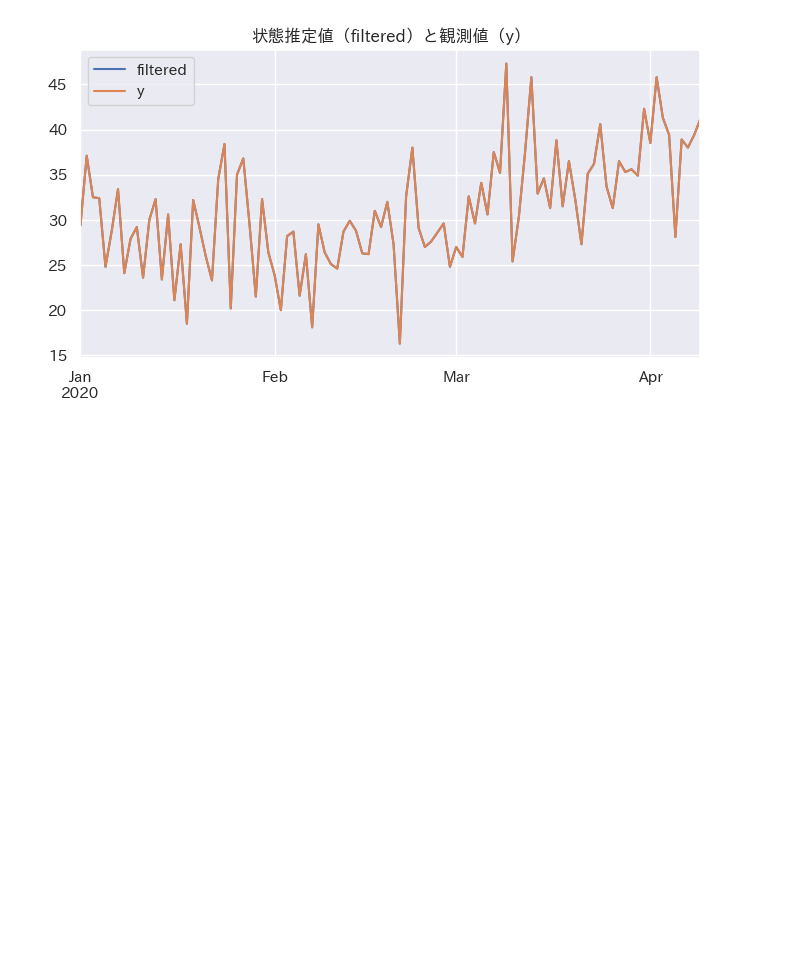
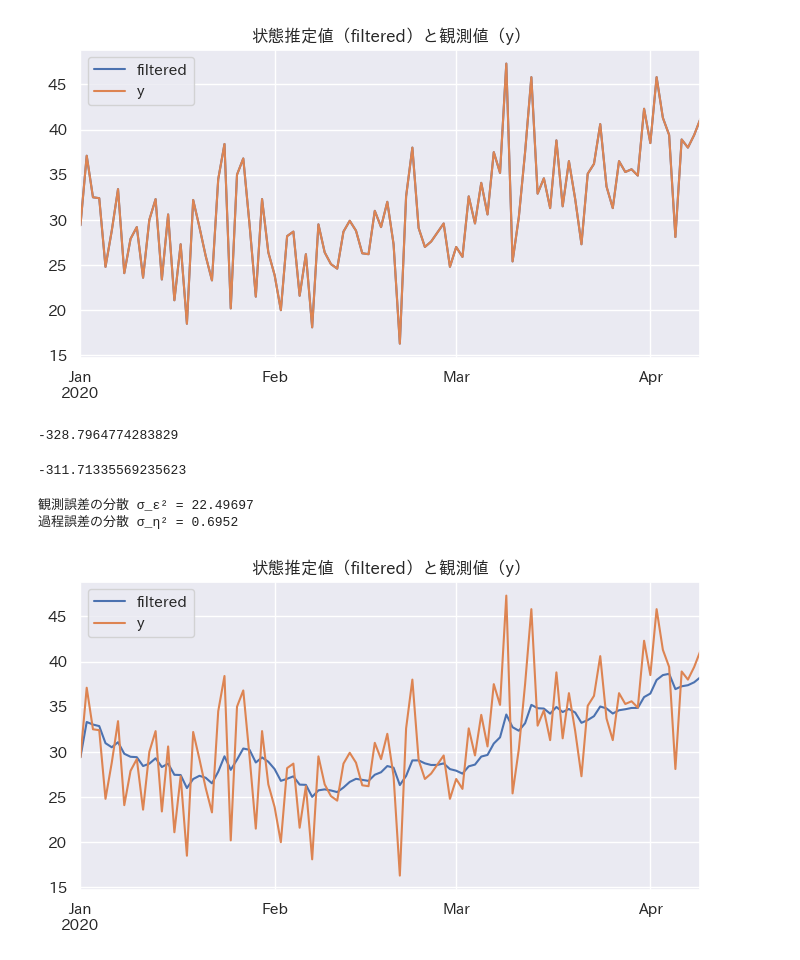
Before and after one commit to maton369/Python_Time_Series_Intro, a Jupyter notebook: 5-3-ローカルレベルモデルの実装.ipynb, the cells around one changed output. Saved outputs shown, nothing was run; the diff lists cells and outputs as text; code cells hidden in the pictures; blank space fills up the shorter version.

```diff
--- a/5-3-ローカルレベルモデルの実装.ipynb
+++ b/5-3-ローカルレベルモデルの実装.ipynb
@@ -435,3 +435,76 @@ local_level.filter(s_irregular=0.001, s_level=1000)
 local_level.plot_level()
 # %% [output]
 [figure]
+# %%
+# 初期化
+local_level.initialize(initial_a=0, initial_P=1000000)
+
+# フィルタリング
+local_level.filter(s_irregular=10, s_level=1)
+
+# 対数尤度（Log-Likelihood）の計算
+# ----------------------------------------
+# 対数尤度は、モデルが観測データをどれだけうまく説明しているかを示す尺度である。
+# 値が大きいほどモデルの適合度が高く、尤度最適化ではこの値を最大化（または負の値を最小化）する。
+#
+# 本クラスの内部では、カルマンフィルタの残差系列 (v_t) とその分散 (F_t) を用いて以下の式で計算する：
+#
+# log L = Σ_t log [ (1 / √(2π F_t)) * exp(-v_t² / (2F_t)) ]
+#
+# 実装上は stats.norm.pdf() により尤度を求め、その対数を取って合計している。
+# この結果はパラメータ推定（最尤推定）の精度評価にも利用される。
+local_level.llf()
+# %% [output]
+-328.7964774283829
+# %%
+# パラメータの推定と対数尤度の確認
+# ----------------------------------------
+
+# fit() メソッドにより、対数尤度最大化 (最大尤度推定, MLE) を行う。
+# 内部では Nelder-Mead 法を用いて、以下の目的関数を最小化する：
+#
+#     -log L = -Σ_t log [ (1 / √(2π F_t)) * exp(-v_t² / (2F_t)) ]
+#
+# パラメータ空間は正の値に制約されているため、
+# モデル内部では exp(θ) で分散パラメータを表現している。
+# （数値最適化の安定性のため）
+#
+# 最終的に得られるパラメータ：
+#   σ_ε²（観測誤差の分散, s_irregular）
+#   σ_η²（状態誤差の分散, s_level）
+#
+# これらを基にカルマンフィルタを再実行し、尤度の最大点を探索する。
+
+# パラメータ推定の実行
+local_level.fit(start_params=[1, 1])
+
+# 推定後の対数尤度
+# 尤度が高いほど（または負の対数尤度が小さいほど）、モデルの適合度が良いことを意味する。
+local_level.llf()
+# %% [output]
+-311.71335569235623
+# %%
+# ----------------------------------------
+# 推定されたパラメータの確認
+# ----------------------------------------
+# 最大尤度推定によって得られた2つの分散パラメータを表示する。
+# これらは、カルマンフィルタを通じて尤度最大化により最適化された結果である。
+
+# σ_ε²（観測誤差の分散）:
+# 観測ノイズ（y_t = α_t + ε_t）のばらつきを表す。
+# 値が大きいほど、観測値が真の状態 α_t から離れやすい（ノイズが多い）ことを意味する。
+
+# σ_η²（過程誤差の分散）:
+# 状態の変化（α_t = α_{t-1} + η_t）のランダム性を表す。
+# 値が大きいほど、トレンド（状態）の時間変化が激しいモデルとなる。
+
+print("観測誤差の分散 σ_ε² =", np.round(local_level.s_irregular, 5))
+print("過程誤差の分散 σ_η² =", np.round(local_level.s_level, 5))
+# %% [output]
+観測誤差の分散 σ_ε² = 22.49697
+過程誤差の分散 σ_η² = 0.6952
+# %%
+# 参考：推定された状態の可視化
+local_level.plot_level()
+# %% [output]
+[figure, added]
```
